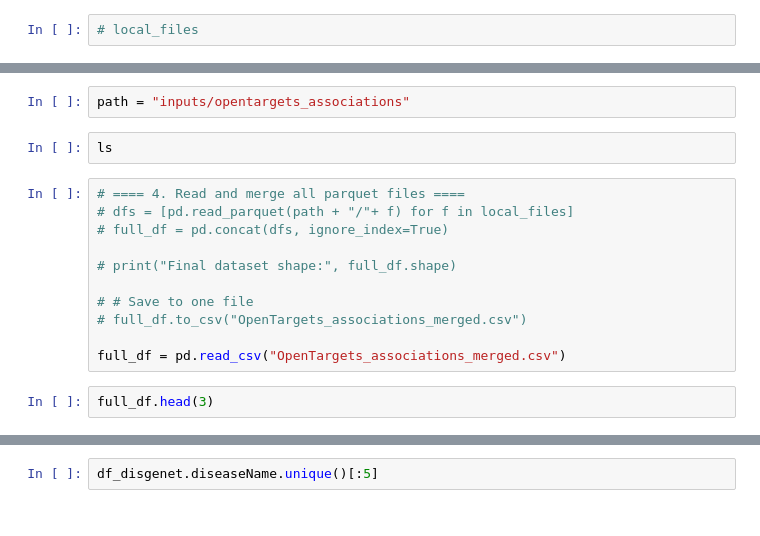
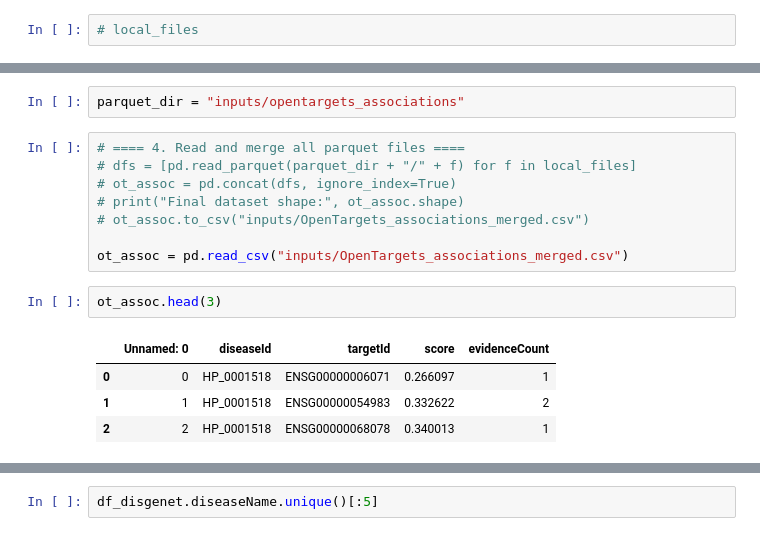
Before and after one commit to DSDD-UCPH/PrimeKG-Plus, a Jupyter notebook: additional_data_source/opentarget/process_opentarget.ipynb, the cells around one changed output, grey strips where cells are left out. Cells and saved outputs as stored; diff of their text form.

```diff
--- a/additional_data_source/opentarget/process_opentarget.ipynb
+++ b/additional_data_source/opentarget/process_opentarget.ipynb
@@ -72,18 +117,18 @@ local_files
 # %%
-path = "inputs/opentargets_associations"
+parquet_dir = "inputs/opentargets_associations"
-# %%
-ls
 # %%
 # ==== 4. Read and merge all parquet files ====
-# dfs = [pd.read_parquet(path + "/"+ f) for f in local_files]
-# full_df = pd.concat(dfs, ignore_index=True)
+# dfs = [pd.read_parquet(parquet_dir + "/" + f) for f in local_files]
+# ot_assoc = pd.concat(dfs, ignore_index=True)
+# print("Final dataset shape:", ot_assoc.shape)
+# ot_assoc.to_csv("inputs/OpenTargets_associations_merged.csv")
 
-# print("Final dataset shape:", full_df.shape)
-
-# # Save to one file
-# full_df.to_csv("OpenTargets_associations_merged.csv")
-
-full_df = pd.read_csv("OpenTargets_associations_merged.csv")
+ot_assoc = pd.read_csv("inputs/OpenTargets_associations_merged.csv")
 # %%
-full_df.head(3)
+ot_assoc.head(3)
+# %% [output]
+|  | Unnamed: 0 | diseaseId | targetId | score | evidenceCount |
+| 0 | 0 | HP_0001518 | ENSG00000006071 | 0.266097 | 1 |
+| 1 | 1 | HP_0001518 | ENSG00000054983 | 0.332622 | 2 |
+| 2 | 2 | HP_0001518 | ENSG00000068078 | 0.340013 | 1 |
 # %%
```
Also changed, not shown: parts of 83 cells of this notebook, 1 other file.
